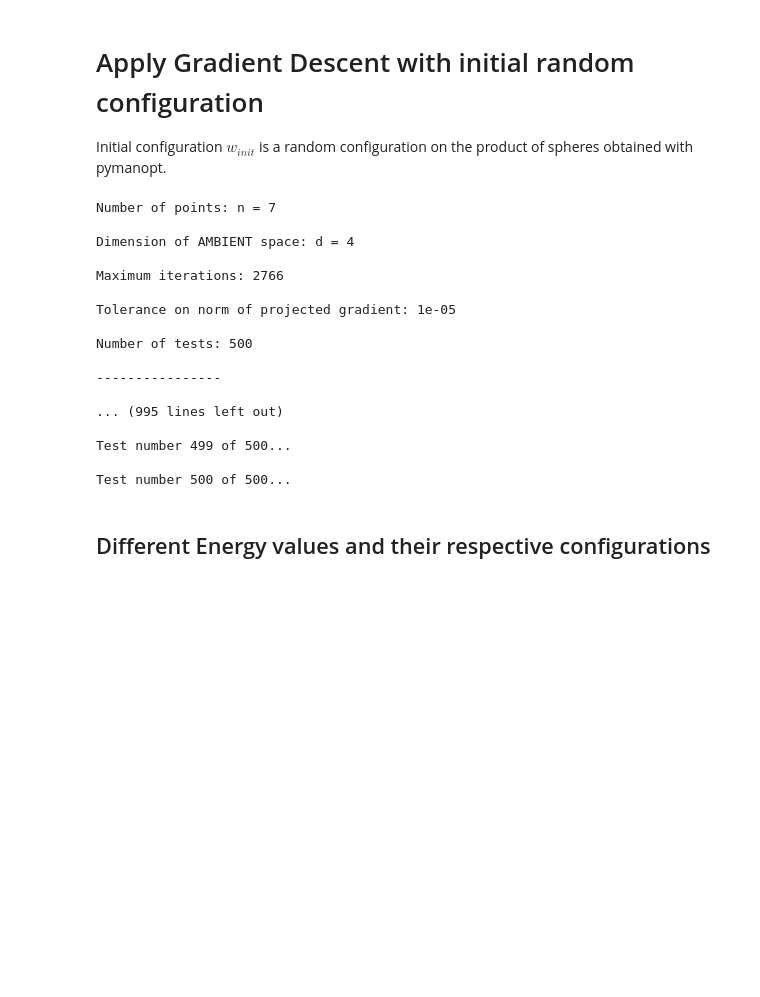
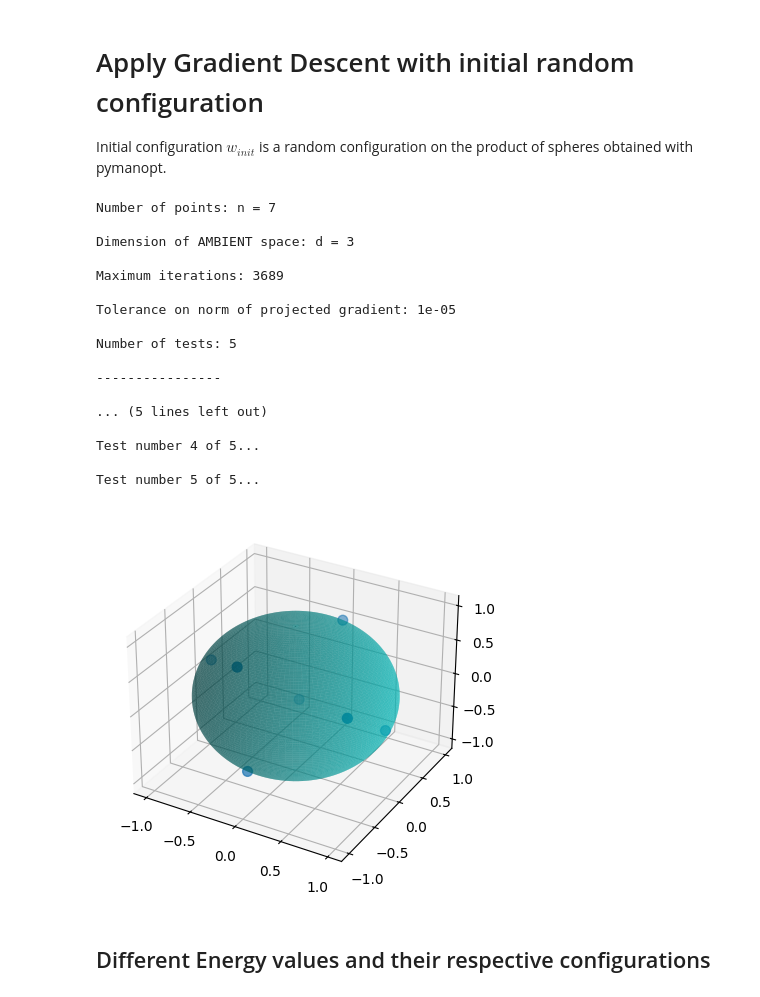
Before and after one commit to matiasvd/logFeketeIdeal, a Jupyter notebook: gradient_descent_pymanopt.ipynb, the cells around one changed output. Cells and saved outputs as stored; diff of their text form; code cells hidden in the pictures; blank space fills up the shorter version.

```diff
--- a/gradient_descent_pymanopt.ipynb
+++ b/gradient_descent_pymanopt.ipynb
@@ -146,15 +136,18 @@ Initial configuration $w_{init}$ is a random configuration on the product of sph
 # Parameters
 #####
 N = 7 # number of points
-d = 4 # AMBIENT space dimension. Spheres $S^{d-1} \subset \mathbb{R}^d$.
+d = 3 # AMBIENT space dimension. Spheres $S^{d-1} \subset \mathbb{R}^d$.
+
+verboseGD = 0 # 1 to show final values of each test.
 
 tolProjGradNorm = 1e-5 # stops if norm of projected gradient is less or equal
 
 maxIters = int( 5 * N / ( d * np.sqrt(tolProjGradNorm) ) ) # maximum number of iterations of GD.
 
-Ntests = 500 # number of tests with different initial configuration
-
-verboseGD = 0 # 1 to show final values of each test.
+Ntests = 5 # number of tests with different initial configuration
+######
+# N=7: S^2, Ntests=1000; S^3, Ntests=5000; S^4, Ntests=10.000; S^5, Ntests=50.000.
+######
 
 print('\nNumber of points: n = ' + str(N) )
 print('\nDimension of AMBIENT space: d = ' + str(d) )
@@ -184,8 +177,9 @@ Efinal = [] # list with final energy of each test
 Energies = [] # list with the different values of energies, up to 7 digits
 Confs = [] # list with the respective configurations of Energies
 
-numDipoles = 0 # number of dipoles found
-numPairDipoles = 0 # number of pairs of dipoles found
+numOneDipole = 0 # number of configurations with exactly one dipole
+
+Conf4S13S1 = 0 # times configuration 4_{S^1} x 3_{S^1} is found in S^3 for N=7
 
 for k in range(Ntests): # each test
     print('\nTest number ' + str(k+1) + ' of ' + str(Ntests) + '...' )
@@ -229,13 +223,19 @@ for k in range(Ntests): # each test
         # print(indP)
 
         if len(indP) == 2 : # exactly one dipole found
-            numDipoles += 1 # add to number of dipoles
+            numOneDipole += 1 # add to number of dipoles
         else :
             print("\nWARNING: No dipole found (or more than one).")
             print(indP) # show dipoles index
 
     ######
-    # For n=7 and S^3, try to find exactly TWO dipoles.
+    # For n=7 and S^3, try to find configuration 4_{S^2} x 3_{S^1}.
+    # This conf. has exactly 2 dipoles in an S^1, and a 3 point simplex in another S^1, orthogonal to each other.
+    #
+    # Let W be the cartesian coordinates matrix and Y = W * W^T the dot product matrix. What we do is try to:
+    # 1. Find exactly 4 rows in Y with a -1, and
+    # 2. Check that every row with a -1 has null non diagonal entries, and
+    # 3. Check that the other rows have the dot product matrix of a 2-simplex.
     ######
     if N==7 and d==4 :
         W = np.array(w) # convert to array
@@ -246,53 +246,73 @@ for k in range(Ntests): # each test
         indP = np.where(Y==-1)[0] # try to find index of rows with value -1
         # print(indP)
 
-        if len(indP) == 4 : # exactly TWO dipoles found
-            numPairDipoles += 1 # add to number of pairs of dipoles
+        ######
+        # Check if the configuration is 4_{S^1} x 3_{S^1}
+        ######
+        if len(indP) == 4 : # exactly 4 rows with a -1 found
+
+            #######
+            # Check if every row with a -1 has null non diagonal entries.
+            #######
+            flag1 = True
+            for rowY in indP : # each row in indP
+                flag1 = flag1 and ( np.count_nonzero(Y[rowY]) == 2 )
+
+            ######
+            # Check if the other rows have the dot product matrix of a 2-simplex
+            ######
+            comp = np.delete(range(N), indP) # complement (0:N-1) \ indP
+            # print(comp)
+
+            # select rows of matrix W of Cartesian coordinates without a -1
+            YC = np.round(W[comp] @ W[comp].T, 3) # complement dot prod matrix
+
+            # YC should be [[1, -0.5, -0.5], [-0.5, 1, -0.5], [-0.5, -0.5, 1]]
+            flag2 = np.linalg.norm( YC - ( -0.5 * np.ones((3,3)) + 1.5 * np.eye(3) ) ) < 1e-5
+
+            if flag1 and flag2 :
+                Conf4S13S1 += 1 # increment times this configuration is found
+
         else :
             print("\nWARNING: No or just one dipole found.")
             print(indP) # show dipoles index
 
     ######
     # Show final values (if verbose=1).
     ######
     if verboseGD == 1 :
         print('\nNumber of iterations: ' + str(Niters[-1]) + ' of ' + str(maxIters) )
 
         print('\nLogarithmic Energy:')
         print(' -- in w initial : ',  Einitial[-1])
         print(' -- in w final   : ', Efinal[-1] )
 
         print('\n----------------')
 
 ######
 # Plot points in S^2.
 ######
 if d==3:
     plot_points( np.array(w) )
-
-######
-# N=7 in S^2, Ntests=1000.
-# inicio: 19:22
-# fin: 19:45 aprox.
-######
 # %% [output]
 Number of points: n = 7
 
-Dimension of AMBIENT space: d = 4
+Dimension of AMBIENT space: d = 3
 
-Maximum iterations: 2766
+Maximum iterations: 3689
 
 Tolerance on norm of projected gradient: 1e-05
 
-Number of tests: 500
+Number of tests: 5
 
 ----------------
 
-... (995 lines left out)
+... (5 lines left out)
 
-Test number 499 of 500...
+Test number 4 of 5...
 
-Test number 500 of 500...
+Test number 5 of 5...
+[figure, added]
 # %% [markdown]
 ## Different Energy values and their respective configurations
 # %%
```
Also changed, not shown: parts of 9 cells of this notebook.
